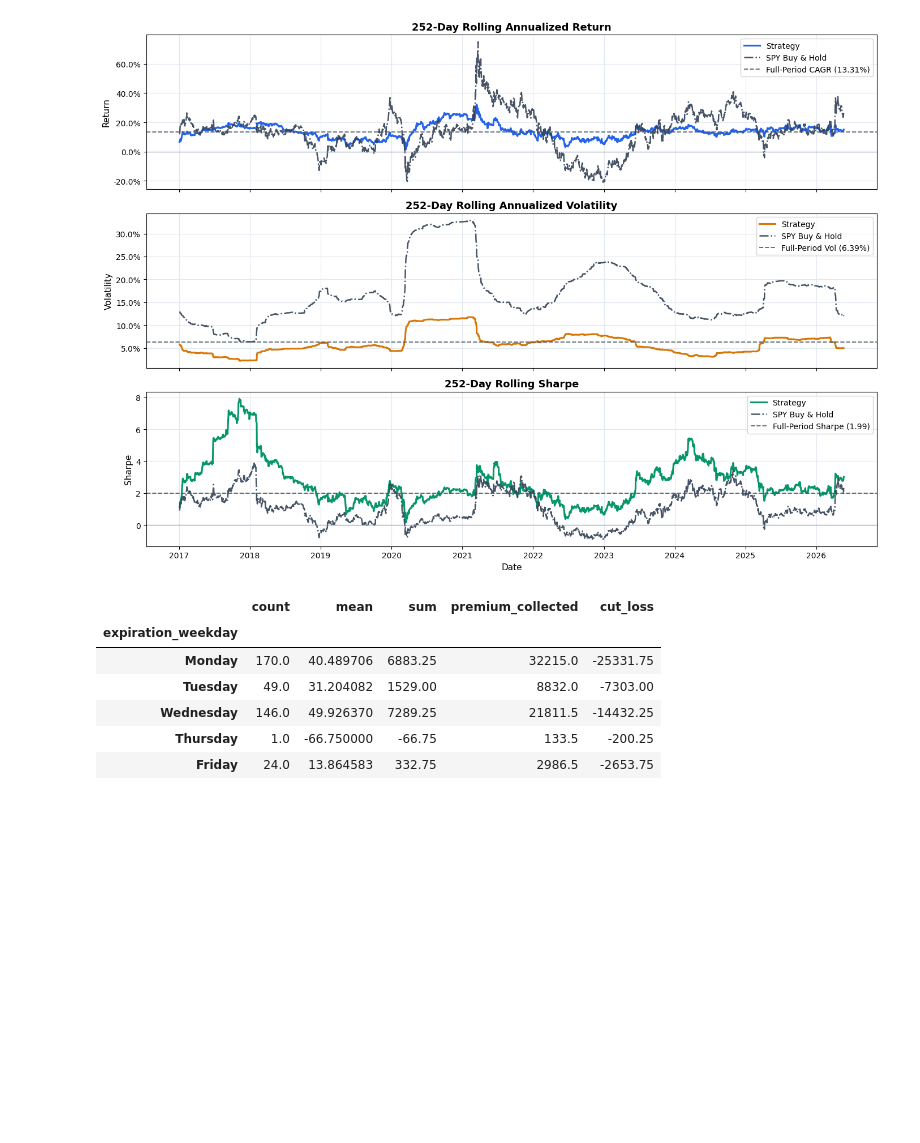
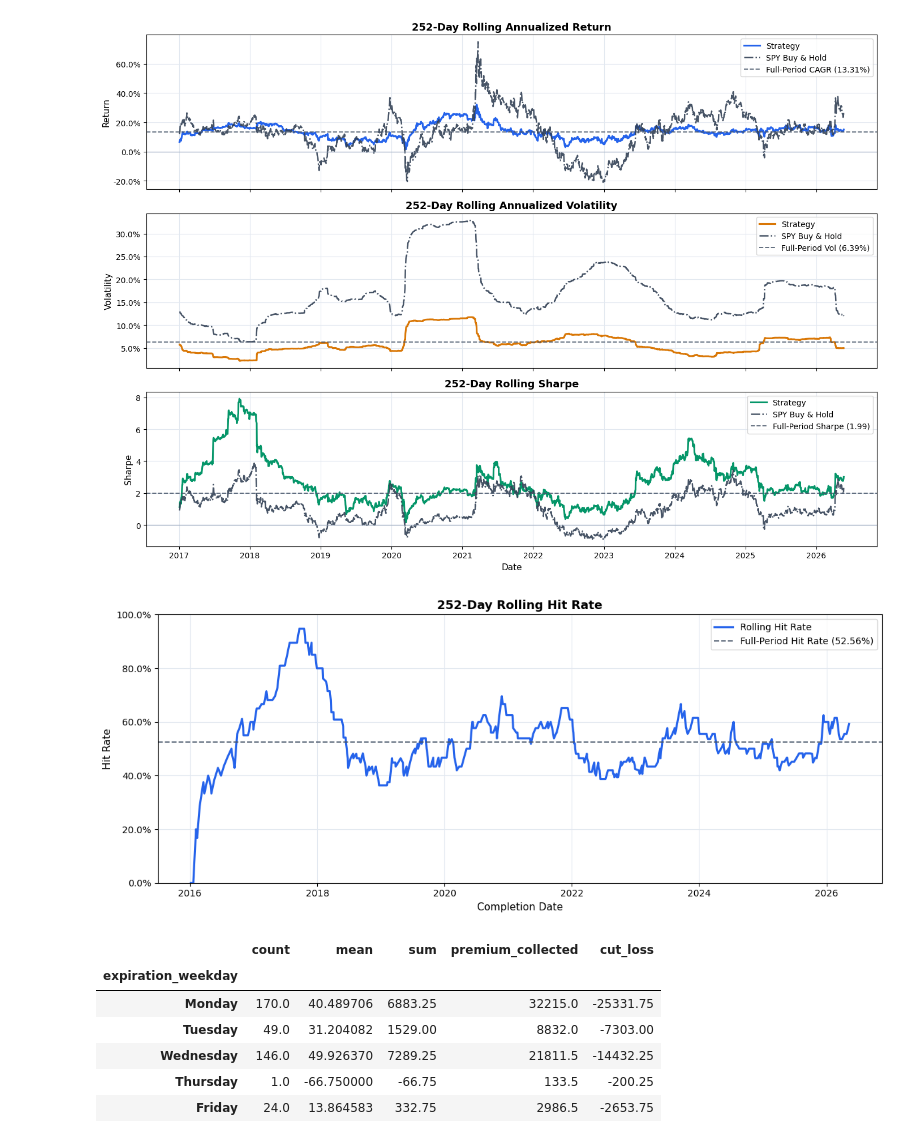
Before and after one commit to laurence1126/Option-Wheel, a Jupyter notebook: run_backtest.ipynb, the cells around one changed output. Drawn from its saved outputs; the diff is of its cells as text; code cells hidden in the pictures; blank space fills up the shorter version.

Commit message:
Add plot_rolling_hit_rate method to visualize hit rates over time

```diff
--- a/run_backtest.ipynb
+++ b/run_backtest.ipynb
@@ -61,6 +61,10 @@ _ = report.plot_equity_and_drawdown()
 _ = report.plot_rolling_metrics(252)
 # %% [output]
 [figure]
+# %%
+_, res = report.plot_rolling_hit_rate(252)
+# %% [output]
+[figure, added]
 # %%
 _, res = report.plot_cash_flow_by_expiration_weekday()
 res
```
Also changed, not shown: parts of 2 cells of this notebook, 1 other file.
